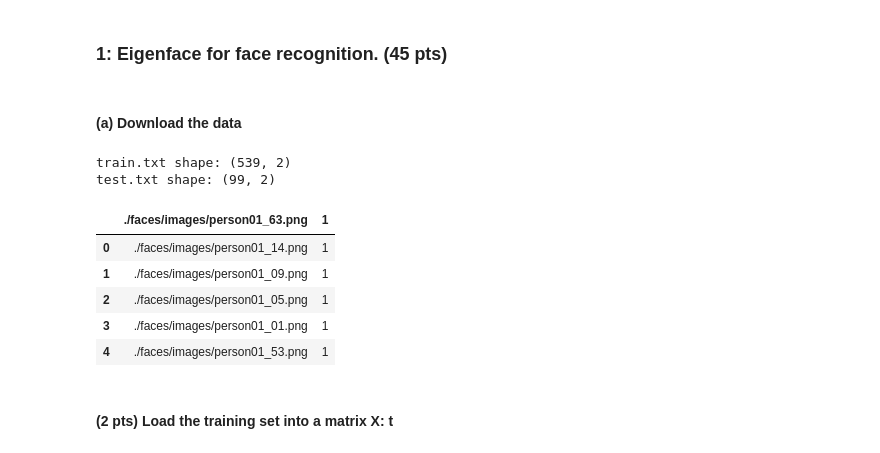
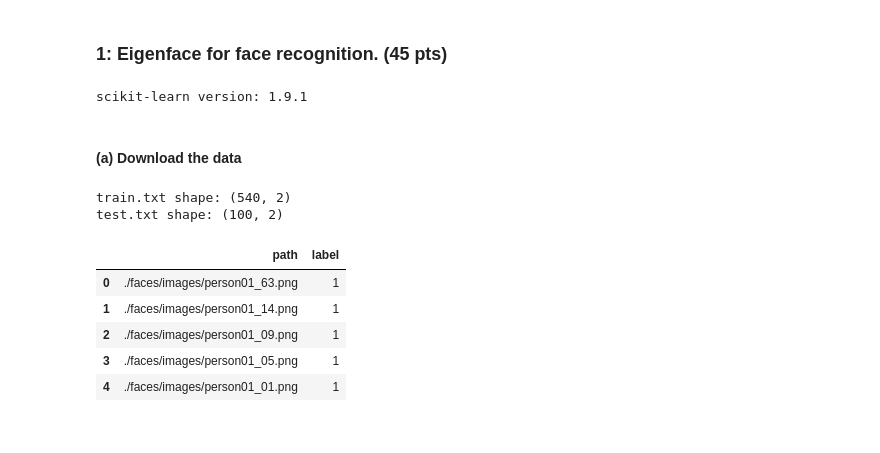
Before and after one commit to rachichi/CornellTech2026_AppliedMachineLearning, a Jupyter notebook: Homework 3/AppliedMachineLearning_Homework3_RachelLiu.ipynb, the cells around one changed output. Cells and saved outputs as stored; diff of their text form; code cells hidden in the pictures.

```diff
--- a/Homework 3/AppliedMachineLearning_Homework3_RachelLiu.ipynb
+++ b/Homework 3/AppliedMachineLearning_Homework3_RachelLiu.ipynb
@@ -15,24 +10,42 @@ import sklearn
+# %%
+import numpy as np
+import pandas as pd
+import imageio.v3 as iio
+from matplotlib import pylab as plt
+import matplotlib.cm as cm
+%matplotlib inline
+
+import sklearn
+from sklearn.linear_model import LogisticRegression
+from sklearn.multiclass import OneVsRestClassifier
+from sklearn.ensemble import RandomForestRegressor
+from sklearn.tree import DecisionTreeRegressor
+from sklearn.neighbors import KNeighborsRegressor
+
+# Fix the random seed so every run of the notebook gives the same results
+SEED = 9999
+print("scikit-learn version:", sklearn.__version__)
+# %% [output]
+scikit-learn version: 1.9.1
 # %% [markdown]
 #### (a) Download the data
 # %%
-# Read two files into pandas dataframes split by whitespace
-train_df = pd.read_csv("faces/train.txt", sep=r"\s+")
-test_df = pd.read_csv("faces/test.txt", sep=r"\s+")
+# Read the txt files into pd DataFrames. Columns are separated by whitespace.
+train_df = pd.read_csv("faces/train.txt", sep=r"\s+", header=None, names=["path", "label"])
+test_df = pd.read_csv("faces/test.txt", sep=r"\s+", header=None, names=["path", "label"])
 
-# Print shapes
+# Print shape
 print("train.txt shape:", train_df.shape)
 print("test.txt shape:", test_df.shape)
 
-# Take a look at first few rows
+# Taking a look at the first few rows
 train_df.head()
 # %% [output]
-train.txt shape: (539, 2)
-test.txt shape: (99, 2)
+train.txt shape: (540, 2)
+test.txt shape: (100, 2)
-|  | ./faces/images/person01_63.png | 1 |
-| 0 | ./faces/images/person01_14.png | 1 |
-| 1 | ./faces/images/person01_09.png | 1 |
-| 2 | ./faces/images/person01_05.png | 1 |
-| 3 | ./faces/images/person01_01.png | 1 |
-| 4 | ./faces/images/person01_53.png | 1 |
+|  | path | label |
+| 0 | ./faces/images/person01_63.png | 1 |
+| 1 | ./faces/images/person01_14.png | 1 |
+| 2 | ./faces/images/person01_09.png | 1 |
+| 3 | ./faces/images/person01_05.png | 1 |
+| 4 | ./faces/images/person01_01.png | 1 |
-# %% [markdown]
-#### (2 pts) Load the training set into a matrix X: t
```
Also changed, not shown: parts of 30 cells of this notebook, 8 other files.
